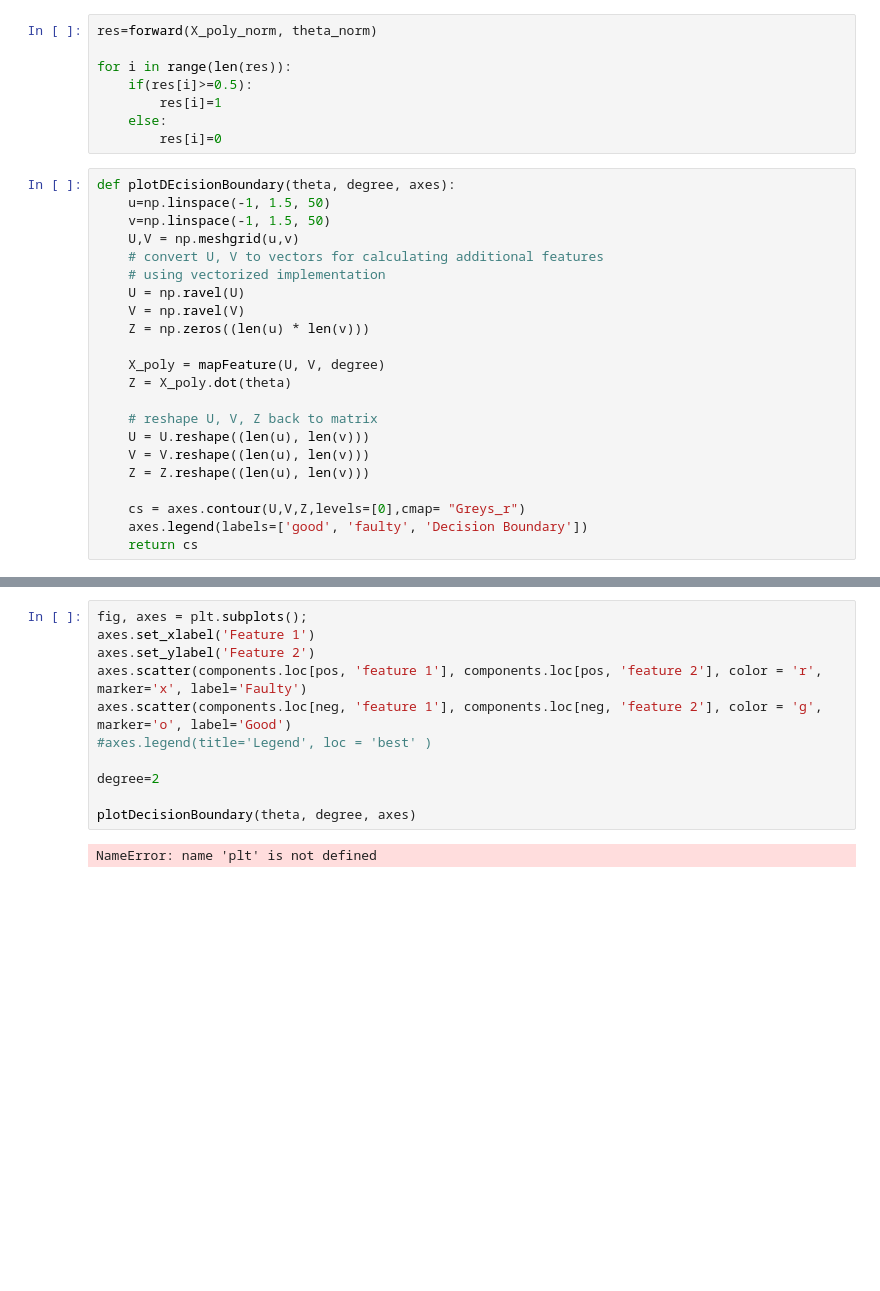
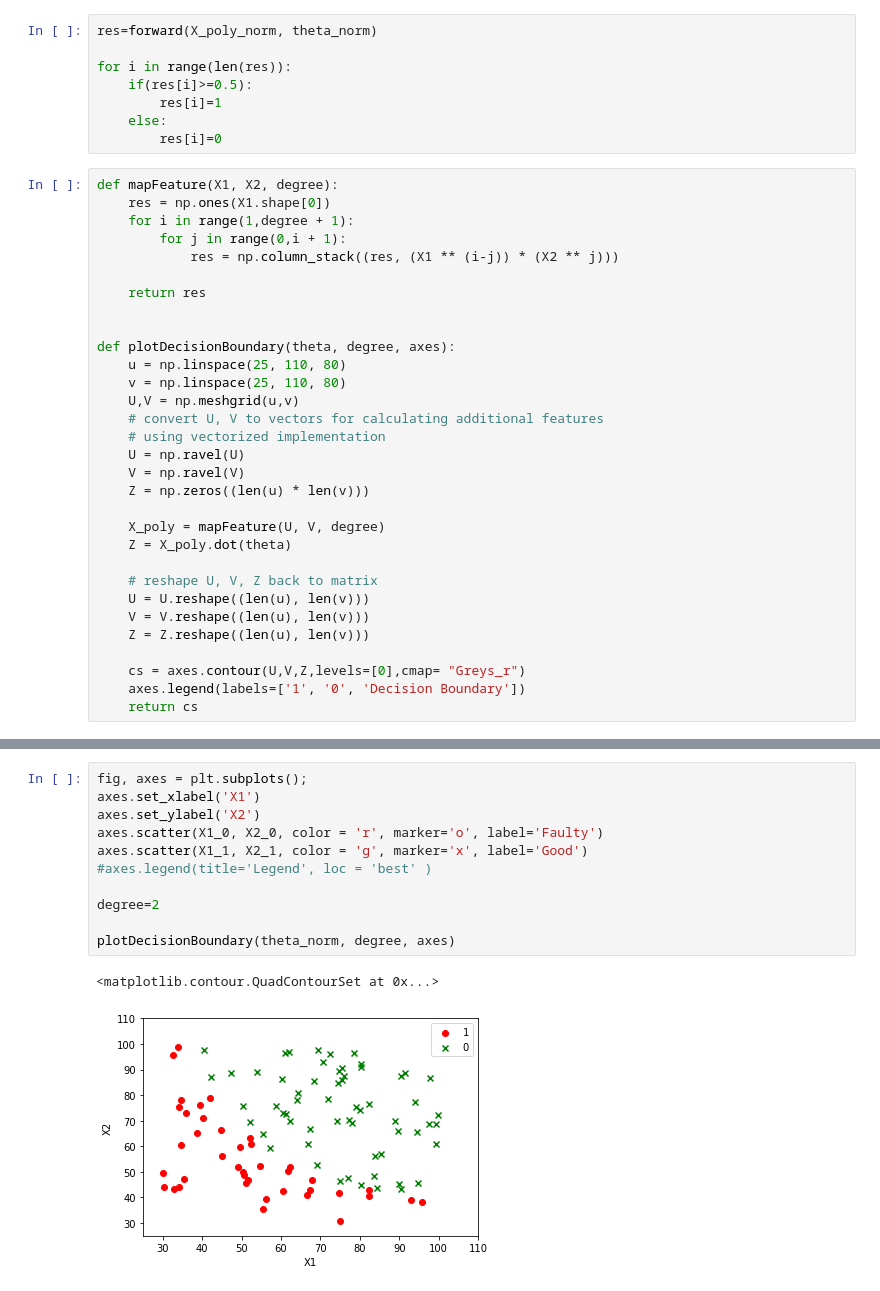
Before and after one commit to adhoc0909/Machine-Learning-Without-Libraries, a Jupyter notebook: 3. logistic regression-classification/Logistic Regression.ipynb, the cells around one changed output, grey strips where cells are left out. Cells and saved outputs as stored; diff of their text form; blank space fills up the shorter version.

```diff
--- a/3. logistic regression-classification/Logistic Regression.ipynb
+++ b/3. logistic regression-classification/Logistic Regression.ipynb
@@ -217,9 +235,18 @@ for i in range(len(res)):
     else:
         res[i]=0
 # %%
-def plotDEcisionBoundary(theta, degree, axes):
-    u=np.linspace(-1, 1.5, 50)
-    v=np.linspace(-1, 1.5, 50)
+def mapFeature(X1, X2, degree):
+    res = np.ones(X1.shape[0])
+    for i in range(1,degree + 1):
+        for j in range(0,i + 1):
+            res = np.column_stack((res, (X1 ** (i-j)) * (X2 ** j)))
+
+    return res
+
+
+def plotDecisionBoundary(theta, degree, axes):
+    u = np.linspace(25, 110, 80)
+    v = np.linspace(25, 110, 80)
     U,V = np.meshgrid(u,v)
     # convert U, V to vectors for calculating additional features
     # using vectorized implementation
@@ -236,5 +263,5 @@ def plotDEcisionBoundary(theta, degree, axes):
     Z = Z.reshape((len(u), len(v)))
 
     cs = axes.contour(U,V,Z,levels=[0],cmap= "Greys_r")
-    axes.legend(labels=['good', 'faulty', 'Decision Boundary'])
+    axes.legend(labels=['1', '0', 'Decision Boundary'])
     return cs
@@ -241,13 +281,14 @@ def plotDEcisionBoundary(theta, degree, axes):
 # %%
 fig, axes = plt.subplots();
-axes.set_xlabel('Feature 1')
-axes.set_ylabel('Feature 2')
-axes.scatter(components.loc[pos, 'feature 1'], components.loc[pos, 'feature 2'], color = 'r', marker='x', label='Faulty')
-axes.scatter(components.loc[neg, 'feature 1'], components.loc[neg, 'feature 2'], color = 'g', marker='o', label='Good')
+axes.set_xlabel('X1')
+axes.set_ylabel('X2')
+axes.scatter(X1_0, X2_0, color = 'r', marker='o', label='Faulty')
+axes.scatter(X1_1, X2_1, color = 'g', marker='x', label='Good')
 #axes.legend(title='Legend', loc = 'best' )
 
 degree=2
 
-plotDecisionBoundary(theta, degree, axes)
+plotDecisionBoundary(theta_norm, degree, axes)
 # %% [output]
-NameError: name 'plt' is not defined
+<matplotlib.contour.QuadContourSet at 0x...>
+[figure, added]
```
Also changed, not shown: parts of 12 cells of this notebook.
